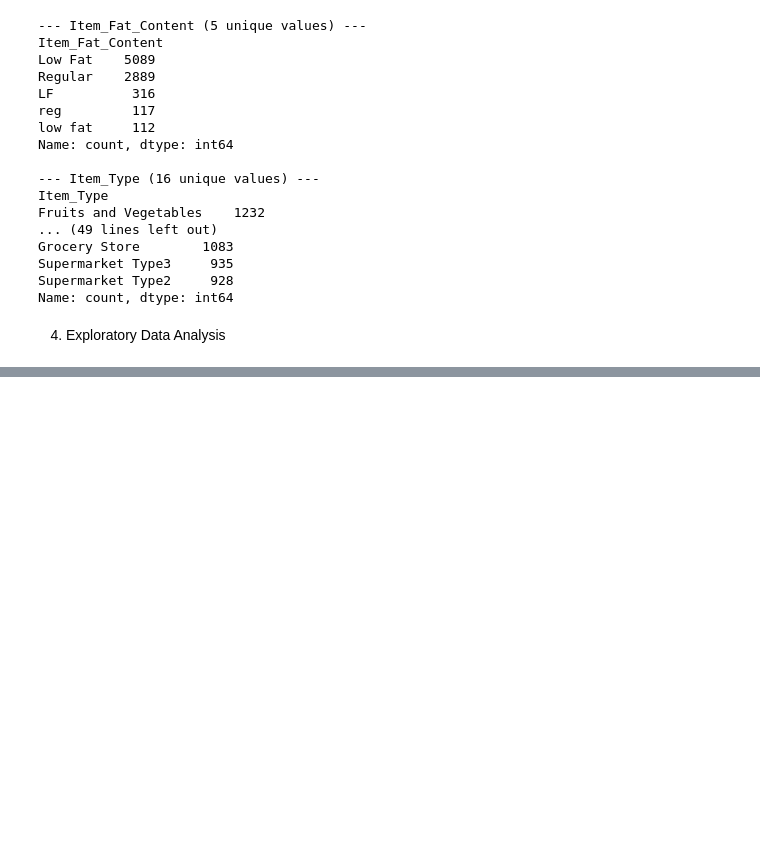
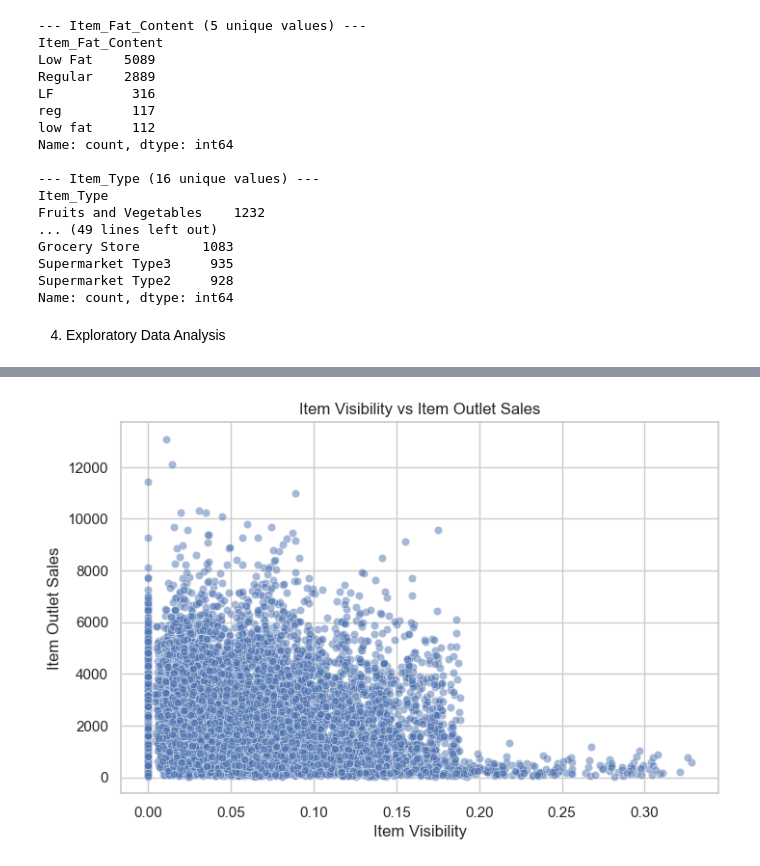
Before and after one commit to VjUdbhav/BigMart-Sales-Prediction, a Jupyter notebook: BigMart_Sales_Prediction.ipynb, the cells around one changed output, grey strips where cells are left out. Cells and saved outputs as stored; diff of their text form; code cells hidden in the pictures; blank space fills up the shorter version.

```diff
--- a/BigMart_Sales_Prediction.ipynb
+++ b/BigMart_Sales_Prediction.ipynb
@@ -141,0 +179,11 @@ Name: count, dtype: int64
+# %%
+#Item visibility vs sales
+
+plt.figure(figsize=(8, 5))
+sns.scatterplot(x=train["Item_Visibility"], y=train["Item_Outlet_Sales"], alpha=0.5)
+plt.title("Item Visibility vs Item Outlet Sales")
+plt.xlabel("Item Visibility")
+plt.ylabel("Item Outlet Sales")
+plt.show()
+# %% [output]
+[figure, added]
```
Also changed, not shown: parts of 7 cells of this notebook.
